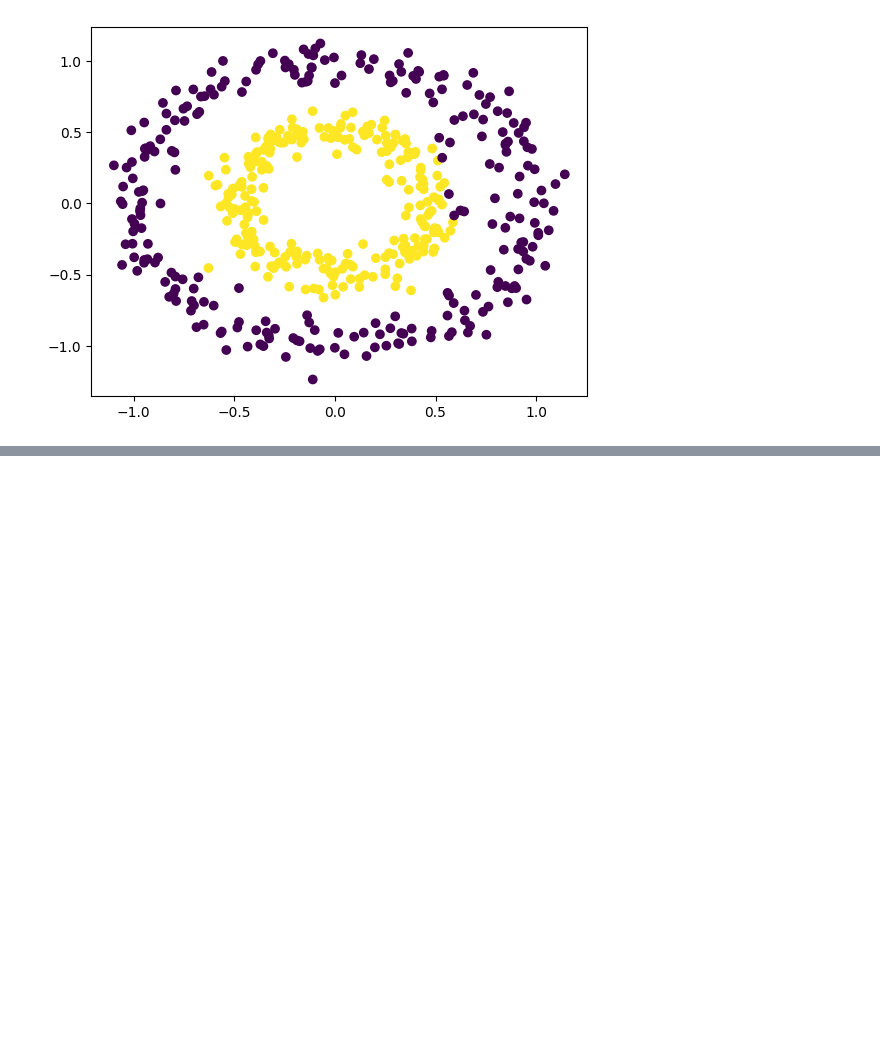
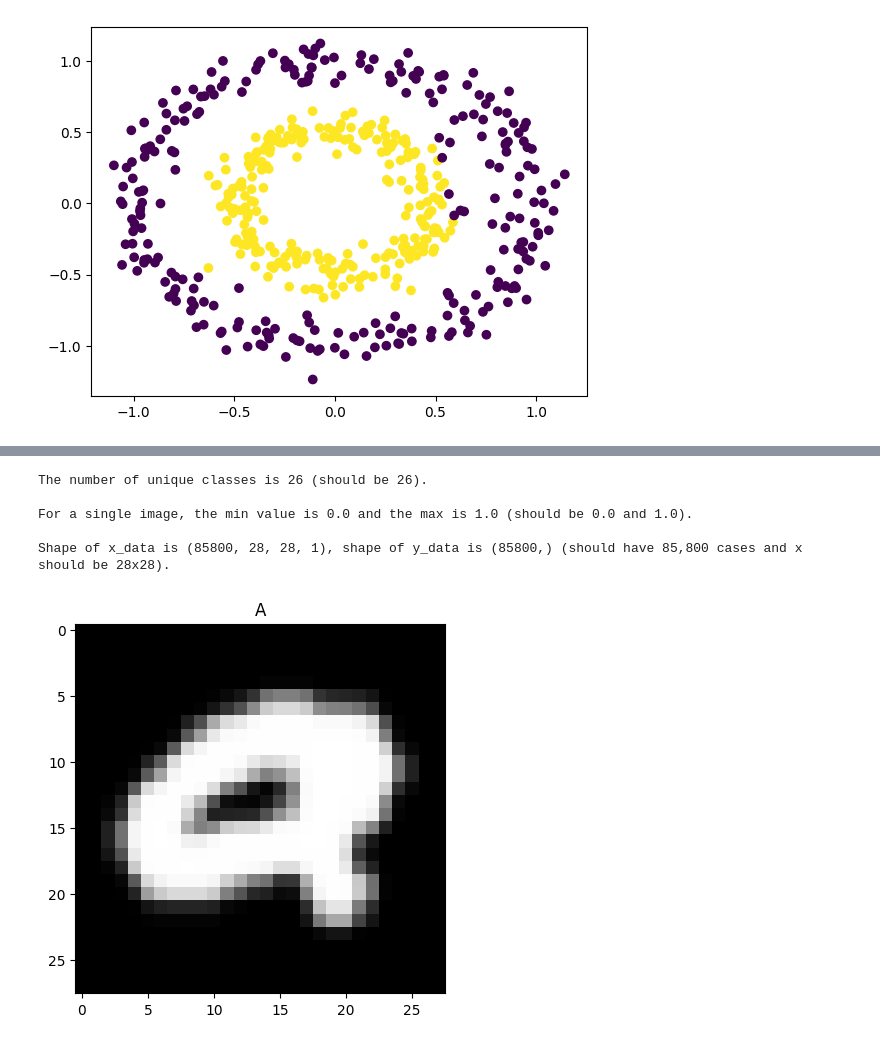
Before and after one commit to JulienJessmon/DeepLearning1, a Jupyter notebook: Assignment1.ipynb, the cells around one changed output, grey strips where cells are left out. Drawn from its saved outputs; the diff is of its cells as text; code cells hidden in the pictures; blank space fills up the shorter version.

```diff
--- a/Assignment1.ipynb
+++ b/Assignment1.ipynb
@@ -437,0 +449,33 @@ ax.scatter(X_all[:, 0], X_all[:, 1], c=y_pred_all)
+# %%
+# Reading images
+data = np.load("Datasets\emnist_letters_85800.npz")
+
+x_data = data["x"]
+y_data = data["y"]
+# %%
+# Do some data checks ...
+
+# Check how many different classes we have: should be 26
+n_classes =len(np.unique(y_data))
+print(f"The number of unique classes is {n_classes} (should be 26).")
+
+# check that images are scaled: min should be 0, max should be 1
+img = x_data[0]
+print(f"\nFor a single image, the min value is {img.min()} and the max is {img.max()} (should be 0.0 and 1.0).")
+
+# Check the shape of the two classes
+print(f"\nShape of x_data is {x_data.shape}, shape of y_data is {y_data.shape} (should have 85,800 cases and x should be 28x28).")
+# %% [output]
+The number of unique classes is 26 (should be 26).
+
+For a single image, the min value is 0.0 and the max is 1.0 (should be 0.0 and 1.0).
+
+Shape of x_data is (85800, 28, 28, 1), shape of y_data is (85800,) (should have 85,800 cases and x should be 28x28).
+# %%
+# Plot the first image
+
+plt.imshow(x_data[0].squeeze(), cmap="gray")
+plt.title(chr(int(y_data[0]) + 64))
+plt.show()
+# %% [output]
+[figure, added]
```
Also changed, not shown: parts of 12 cells of this notebook, 1 other file.
